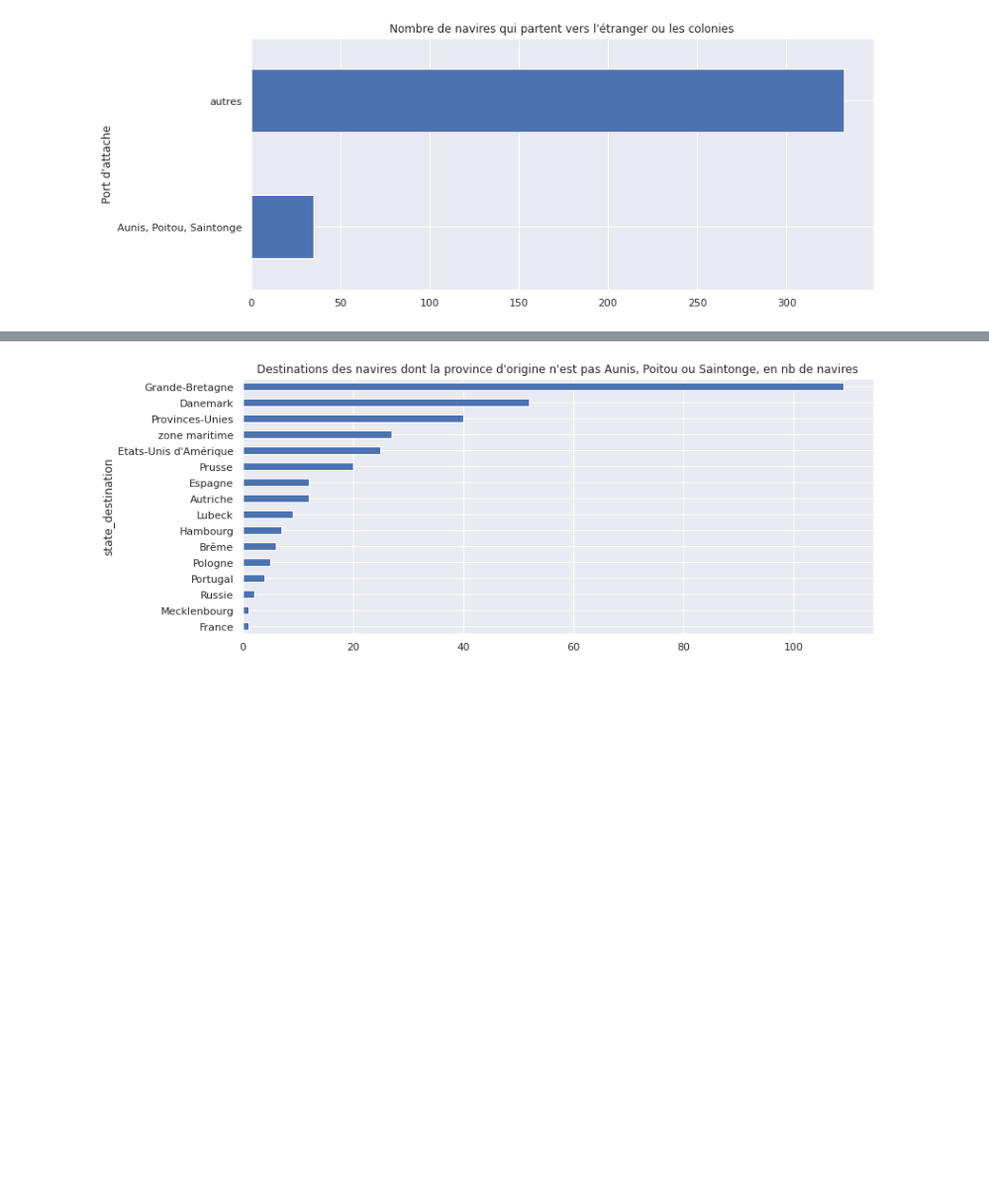
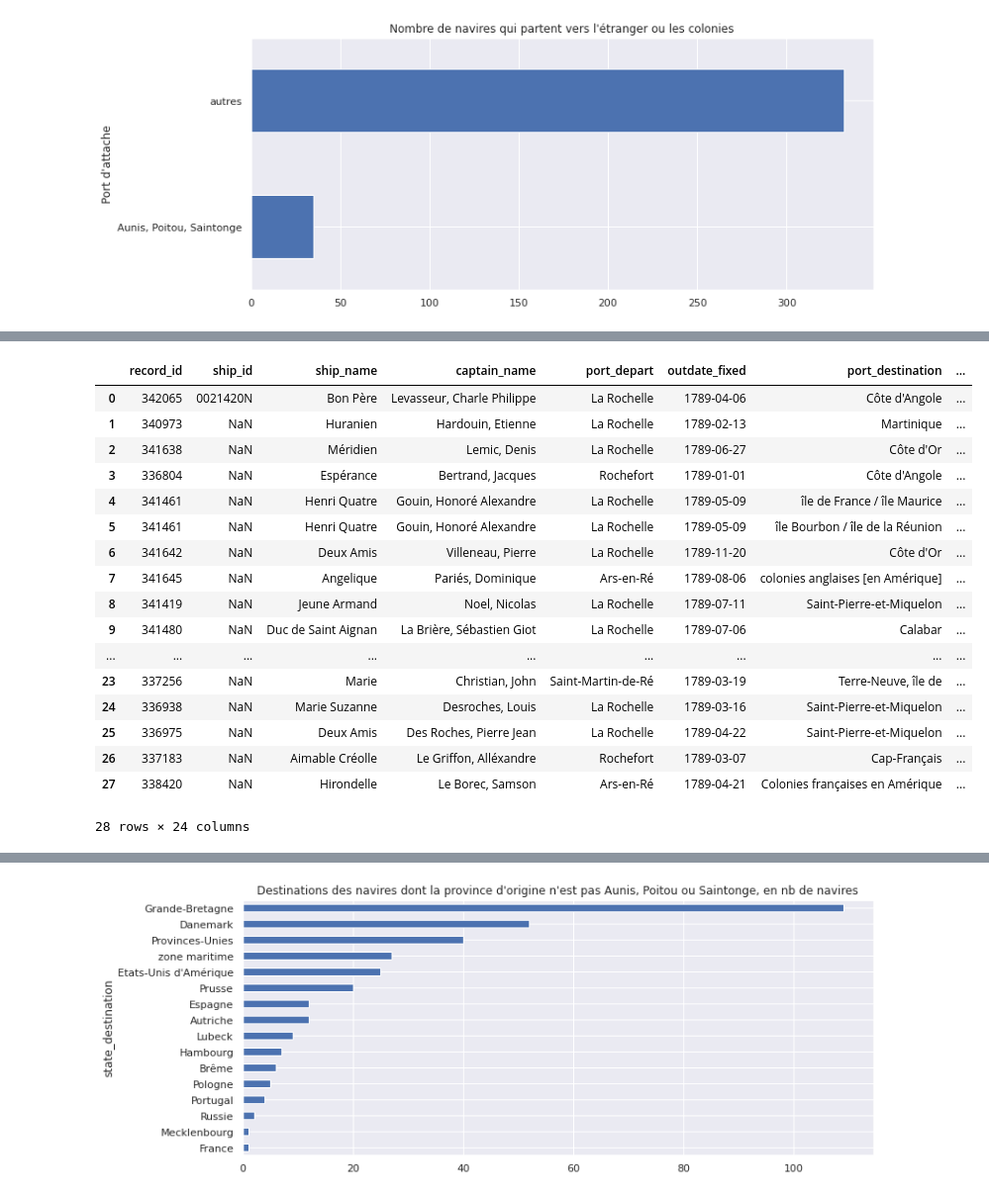
Before and after one commit to medialab/portic-datasprint-2021, a Jupyter notebook: productions/equipe_1/port_attache/sorties_vers_etranger_et_colonies.ipynb, the cells around one changed output, grey strips where cells are left out. Shown at 99% size. Saved outputs shown, nothing was run; the diff lists cells and outputs as text; code cells hidden in the pictures; blank space fills up the shorter version.

```diff
--- a/productions/equipe_1/port_attache/sorties_vers_etranger_et_colonies.ipynb
+++ b/productions/equipe_1/port_attache/sorties_vers_etranger_et_colonies.ipynb
@@ -188,0 +207,29 @@ ax = sns.countplot(x="vers_colonies", data=sorties)
+# %%
+colonies["vers_colonies"] = (
+    colonies.substate_destination.str.startswith("colonie") &
+    (~colonies.commodity_standardized_fr.str.startswith("Pêche")) &
+    (~colonies.port_destination.str.startswith("Saint-Pierre-et-Miquelon")) &
+    (~colonies.port_destination.str.startswith("Terre-Neuve"))
+
+)
+# %%
+colonies
+# %% [output]
+|  | record_id | ship_id | ship_name | captain_name | port_depart | outdate_fixed | port_destination | ... |
+| 0 | 342065 | 0021420N | Bon Père | Levasseur, Charle Philippe | La Rochelle | 1789-04-06 | Côte d'Angole | ... |
+| 1 | 340973 | NaN | Huranien | Hardouin, Etienne | La Rochelle | 1789-02-13 | Martinique | ... |
+| 2 | 341638 | NaN | Méridien | Lemic, Denis | La Rochelle | 1789-06-27 | Côte d'Or | ... |
+| 3 | 336804 | NaN | Espérance | Bertrand, Jacques | Rochefort | 1789-01-01 | Côte d'Angole | ... |
+| 4 | 341461 | NaN | Henri Quatre | Gouin, Honoré Alexandre | La Rochelle | 1789-05-09 | île de France / île Maurice | ... |
+| 5 | 341461 | NaN | Henri Quatre | Gouin, Honoré Alexandre | La Rochelle | 1789-05-09 | île Bourbon / île de la Réunion | ... |
+| 6 | 341642 | NaN | Deux Amis | Villeneau, Pierre | La Rochelle | 1789-11-20 | Côte d'Or | ... |
+| 7 | 341645 | NaN | Angelique | Pariés, Dominique | Ars-en-Ré | 1789-08-06 | colonies anglaises [en Amérique] | ... |
+| 8 | 341419 | NaN | Jeune Armand | Noel, Nicolas | La Rochelle | 1789-07-11 | Saint-Pierre-et-Miquelon | ... |
+| 9 | 341480 | NaN | Duc de Saint Aignan | La Brière, Sébastien Giot | La Rochelle | 1789-07-06 | Calabar | ... |
+| ... | ... | ... | ... | ... | ... | ... | ... | ... |
+| 23 | 337256 | NaN | Marie | Christian, John | Saint-Martin-de-Ré | 1789-03-19 | Terre-Neuve, île de | ... |
+| 24 | 336938 | NaN | Marie Suzanne | Desroches, Louis | La Rochelle | 1789-03-16 | Saint-Pierre-et-Miquelon | ... |
+| 25 | 336975 | NaN | Deux Amis | Des Roches, Pierre Jean | La Rochelle | 1789-04-22 | Saint-Pierre-et-Miquelon | ... |
+| 26 | 337183 | NaN | Aimable Créolle | Le Griffon, Alléxandre | Rochefort | 1789-03-07 | Cap-Français | ... |
+| 27 | 338420 | NaN | Hirondelle | Le Borec, Samson | Ars-en-Ré | 1789-04-21 | Colonies françaises en Amérique | ... |
+28 rows × 24 columns
```
Also changed, not shown: parts of 37 cells of this notebook.
